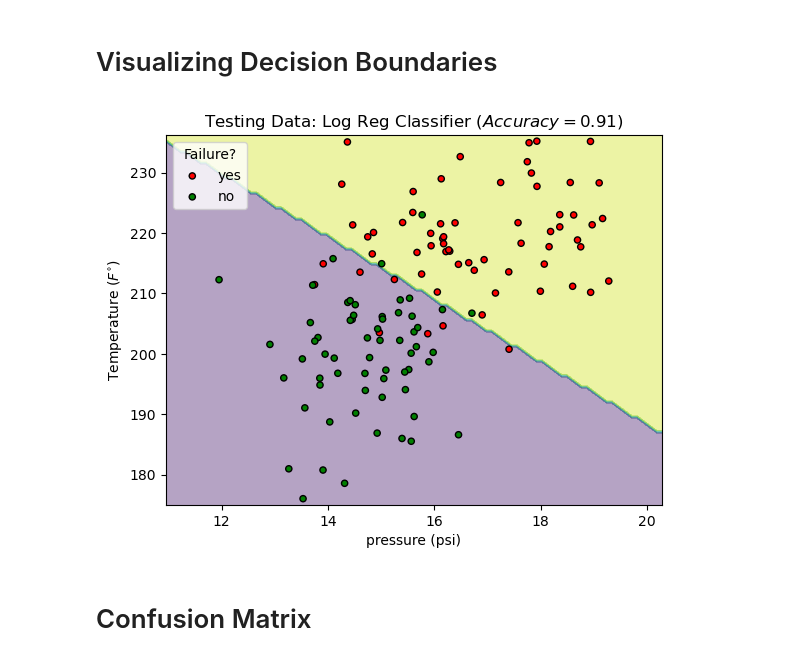
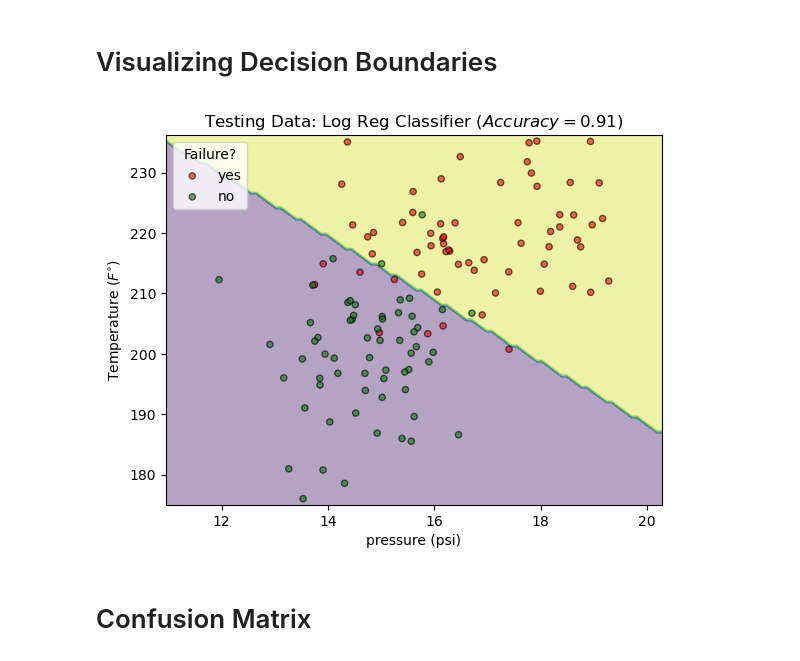
Before and after one commit to papir805/Stanford-ML-Class, a Jupyter notebook: notebooks/logistic_regression.ipynb, the cells around one changed output. Drawn from its saved outputs; the diff is of its cells as text; code cells hidden in the pictures.

Commit message:
changed alphas on decision boundary plot

```diff
--- a/notebooks/logistic_regression.ipynb
+++ b/notebooks/logistic_regression.ipynb
@@ -118,19 +118,19 @@ test_nos = X_test_copy[X_test_copy['type']=='no']
 # %%
 fig, ax = plt.subplots(1,1)
 DecisionBoundaryDisplay.from_estimator(log_reg_classifier, X_test, alpha=0.4, response_method="predict", ax=ax)
 
-ax.scatter(test_yesses[x_label], test_yesses[y_label], c=test_yesses['color'], s=20, edgecolor="k", label='yes')
+ax.scatter(test_yesses[x_label], test_yesses[y_label], c=test_yesses['color'], s=20, edgecolor="k", label='yes', alpha=0.6)
 
-ax.scatter(test_nos[x_label], test_nos[y_label], c=test_nos['color'], s=20, edgecolor="k", label='no')
+ax.scatter(test_nos[x_label], test_nos[y_label], c=test_nos['color'], s=20, edgecolor="k", label='no', alpha=0.6)
 
 ax.set_title(f'Testing Data: Log Reg Classifier $(Accuracy = {accuracy:.2f})$')
 ax.set_ylabel(r'Temperature ($F^{\circ}$)')
 ax.legend(title='Failure?')
 
 #plt.tight_layout()
 plt.show()
 # %% [output]
-[figure, old version]
+[figure, new version]
 # %% [markdown]
 # Confusion Matrix
 # %%
```
Also changed, not shown: 1 other file.
